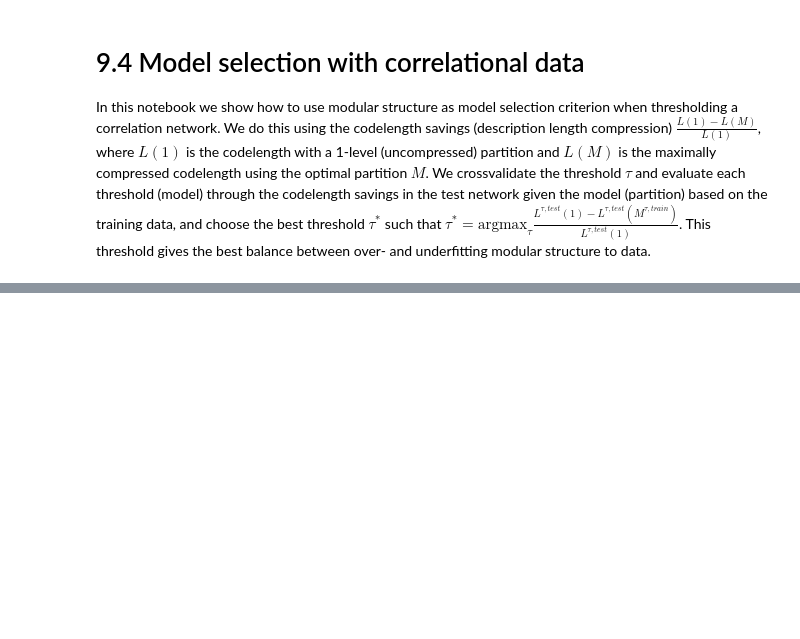
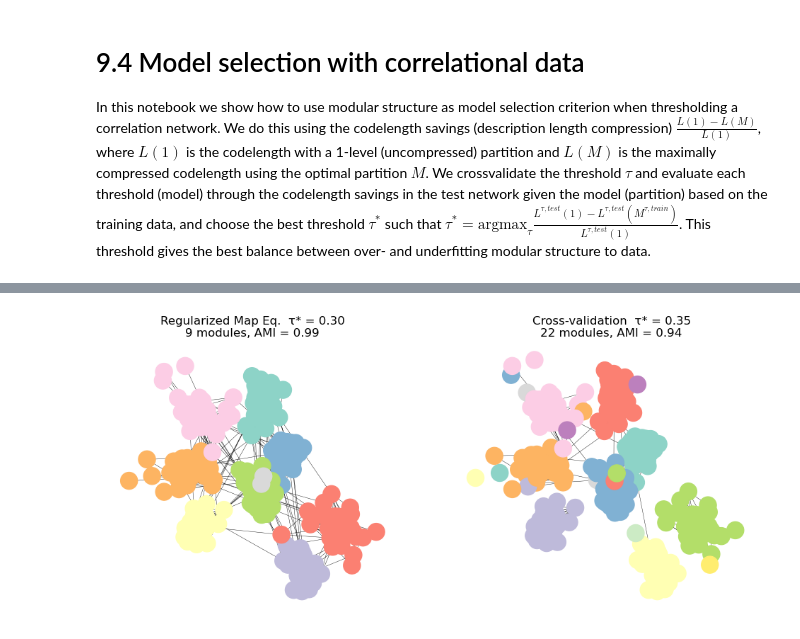
Before and after one commit to mapequation/infomap-tutorial-notebooks, a Jupyter notebook: 9.4 Model Selection with Correlational Data.ipynb, the cells around one changed output, grey strips where cells are left out. Cells and saved outputs as stored; diff of their text form; code cells hidden in the pictures; blank space fills up the shorter version.

```diff
--- a/9.4 Model Selection with Correlational Data.ipynb
+++ b/9.4 Model Selection with Correlational Data.ipynb
@@ -128,0 +183,46 @@ ax3.axis("off"), ax3.set_title(f"Overfit using threshold = {threshold:.2f}, {num
+# %%
+fig, (ax1, ax2) = plt.subplots(1, 2, figsize=(12, 5))
+
+# Partition from Regularized Map Equation at τ*
+A_reg = (np.abs(r_full) > threshold_best_reg).astype(float)
+np.fill_diagonal(A_reg, 0)
+G_reg = nx.from_numpy_array(A_reg)
+im_reg = infomap.Infomap("--regularized --two-level --silent --num-trials 5")
+im_reg.add_networkx_graph(G_reg)
+im_reg.run()
+modules_reg = dict(im_reg.modules)
+num_modules_reg = im_reg.num_top_modules
+AMI_reg = adjusted_mutual_info_score(list(modules_reg.values()), plantedPartition)
+
+# Compute layout on connected nodes only; isolated nodes are placed near the center
+connected = [n for n in G_reg.nodes if G_reg.degree(n) > 0]
+pos = nx.spring_layout(G_reg.subgraph(connected), seed=42)
+center = np.mean(list(pos.values()), axis=0)
+rng = np.random.default_rng(42)
+for n in nx.isolates(G_reg):
+    pos[n] = center + rng.uniform(-0.1, 0.1, 2)
+
+nx.draw(G_reg, pos=pos, ax=ax1,
+        node_color=[sns.color_palette('Set3', n_colors=num_modules_reg)[modules_reg[n] - 1] for n in G_reg.nodes],
+        width=0.3)
+ax1.set_title(f"Regularized Map Eq.  τ* = {threshold_best_reg:.2f}\n{num_modules_reg} modules, AMI = {AMI_reg:.2f}")
+ax1.axis("off")
+
+# Cross-validation partition at its τ* (weighted network, consistent with earlier cells)
+r_abs = np.abs(np.dot(sample.T, sample) / sample.shape[0])
+np.fill_diagonal(r_abs, 0)
+G_cv = nx.from_numpy_array(r_abs * (r_abs > threshold_best))
+im_cv = infomap.Infomap(silent=True, two_level=True)
+im_cv.add_networkx_graph(G_cv)
+im_cv.run()
+modules_cv = dict(im_cv.modules)
+num_modules_cv = im_cv.num_top_modules
+AMI_cv = adjusted_mutual_info_score(list(modules_cv.values()), plantedPartition)
+
+nx.draw(G_cv, pos=pos, ax=ax2,
+        node_color=[sns.color_palette('Set3', n_colors=num_modules_cv)[modules_cv[n] - 1] for n in G_cv.nodes],
+        width=0.3)
+ax2.set_title(f"Cross-validation  τ* = {threshold_best:.2f}\n{num_modules_cv} modules, AMI = {AMI_cv:.2f}")
+ax2.axis("off");
+# %% [output]
+[figure, added]
```
Also changed, not shown: parts of 6 cells of this notebook.
